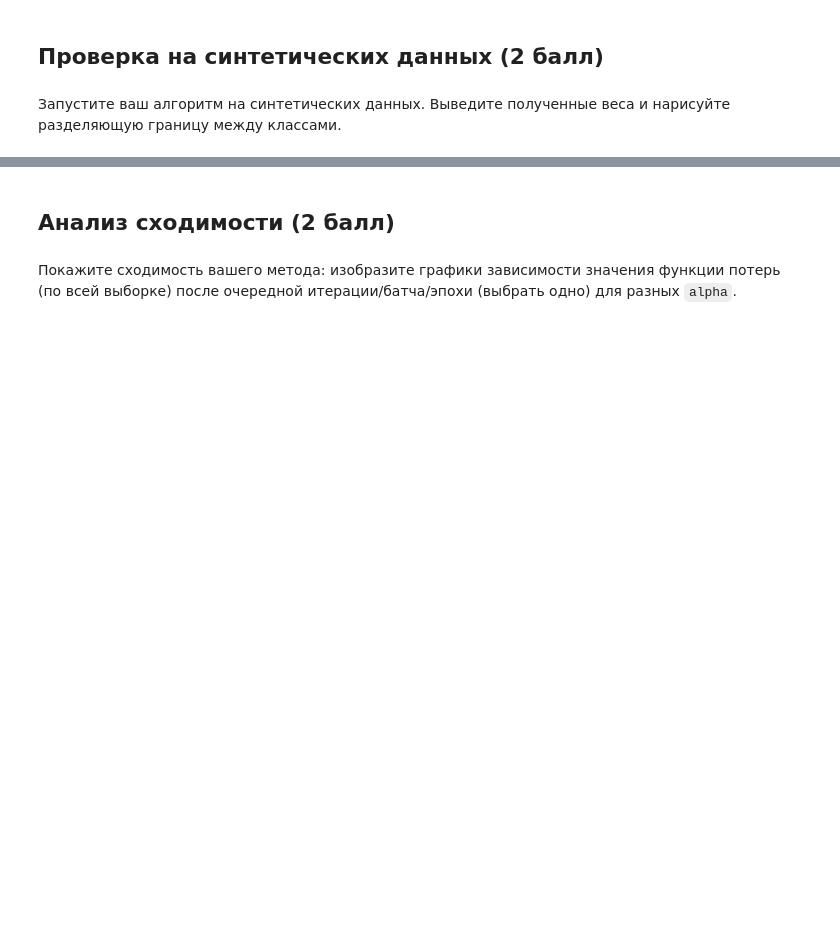
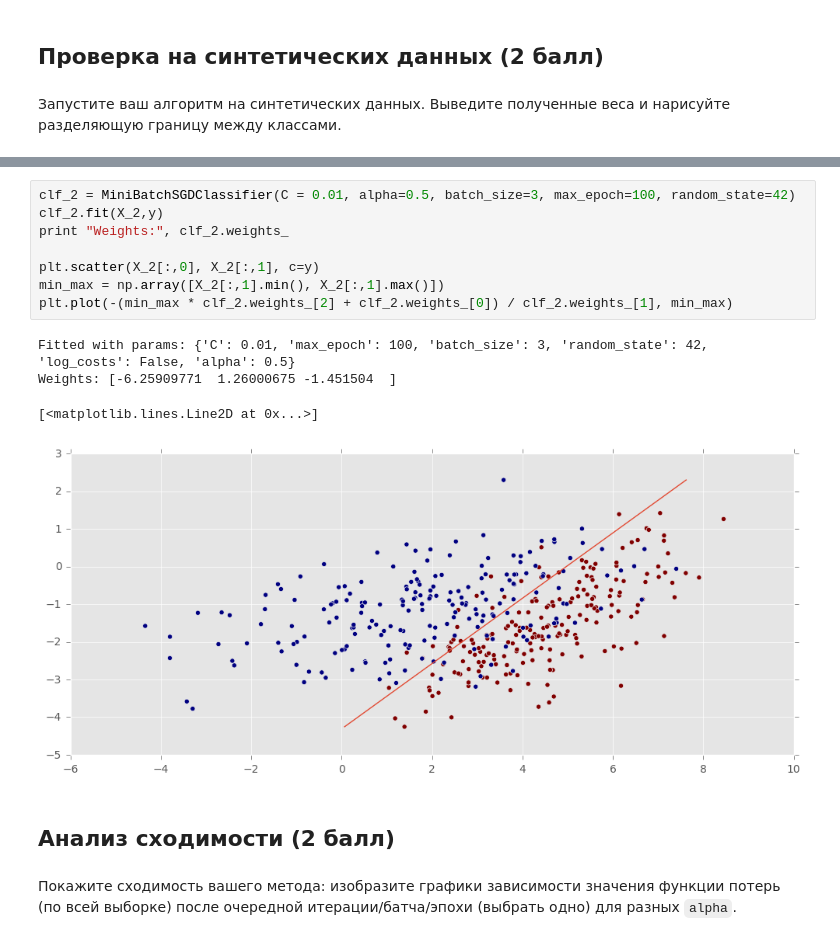
Before and after one commit to sergotail/homeworks, a Jupyter notebook: DM_1/hw4-lin-model/hw4-lin-models.ipynb, the cells around one changed output, grey strips where cells are left out. Cells and saved outputs as stored; diff of their text form; blank space fills up the shorter version.

```diff
--- a/DM_1/hw4-lin-model/hw4-lin-models.ipynb
+++ b/DM_1/hw4-lin-model/hw4-lin-models.ipynb
@@ -130,3 +482,16 @@ model.fit(X, y)
+# %%
+clf_2 = MiniBatchSGDClassifier(C = 0.01, alpha=0.5, batch_size=3, max_epoch=100, random_state=42)
+clf_2.fit(X_2,y)
+print "Weights:", clf_2.weights_
+
+plt.scatter(X_2[:,0], X_2[:,1], c=y)
+min_max = np.array([X_2[:,1].min(), X_2[:,1].max()])
+plt.plot(-(min_max * clf_2.weights_[2] + clf_2.weights_[0]) / clf_2.weights_[1], min_max)
+# %% [output]
+Fitted with params: {'C': 0.01, 'max_epoch': 100, 'batch_size': 3, 'random_state': 42, 'log_costs': False, 'alpha': 0.5}
+Weights: [-6.25909771  1.26000675 -1.451504  ]
+[<matplotlib.lines.Line2D at 0x...>]
+[figure, added]
 # %% [markdown]
 ## Анализ сходимости (2 балл)
 # %% [markdown]
```
Also changed, not shown: parts of 51 cells of this notebook, 4 other files.
